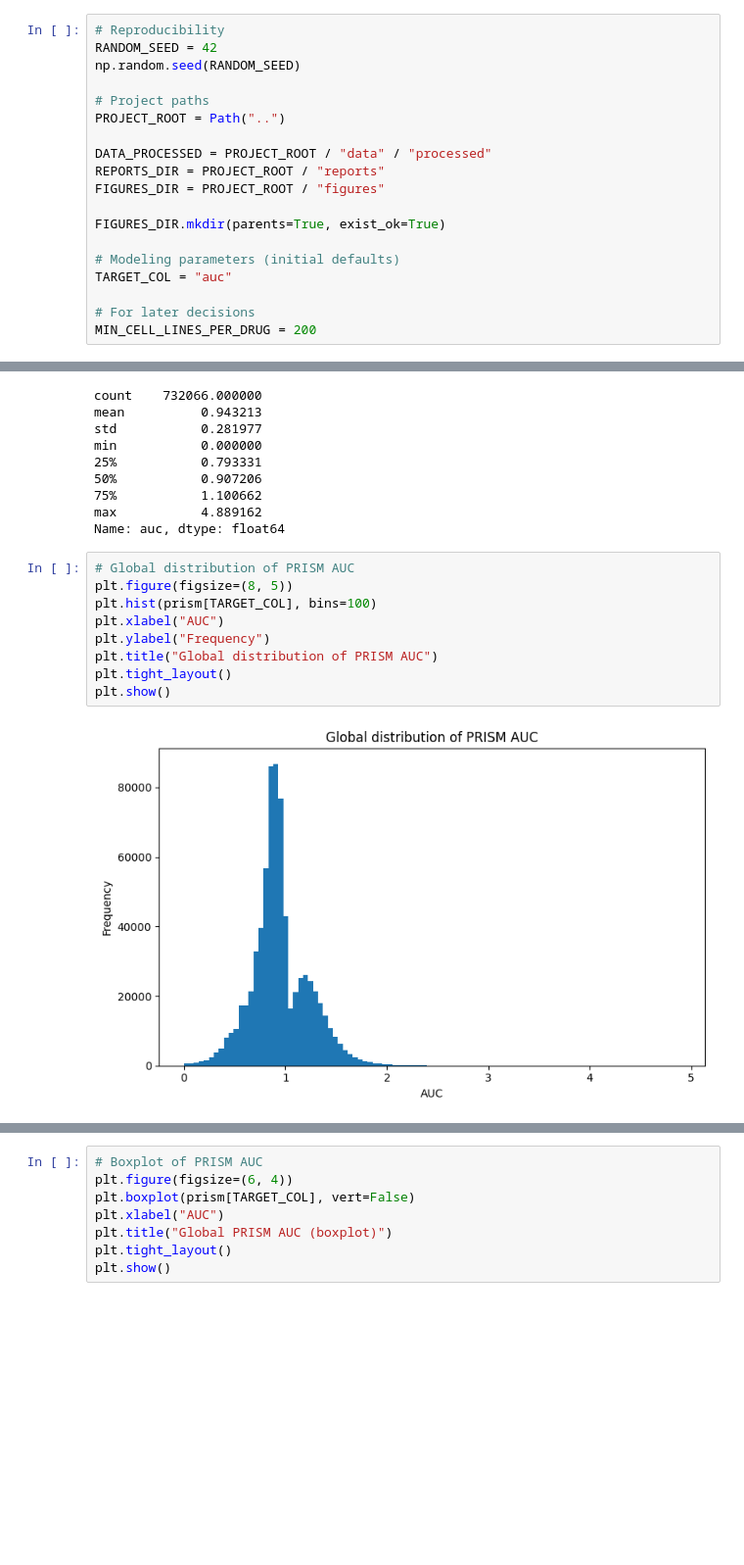
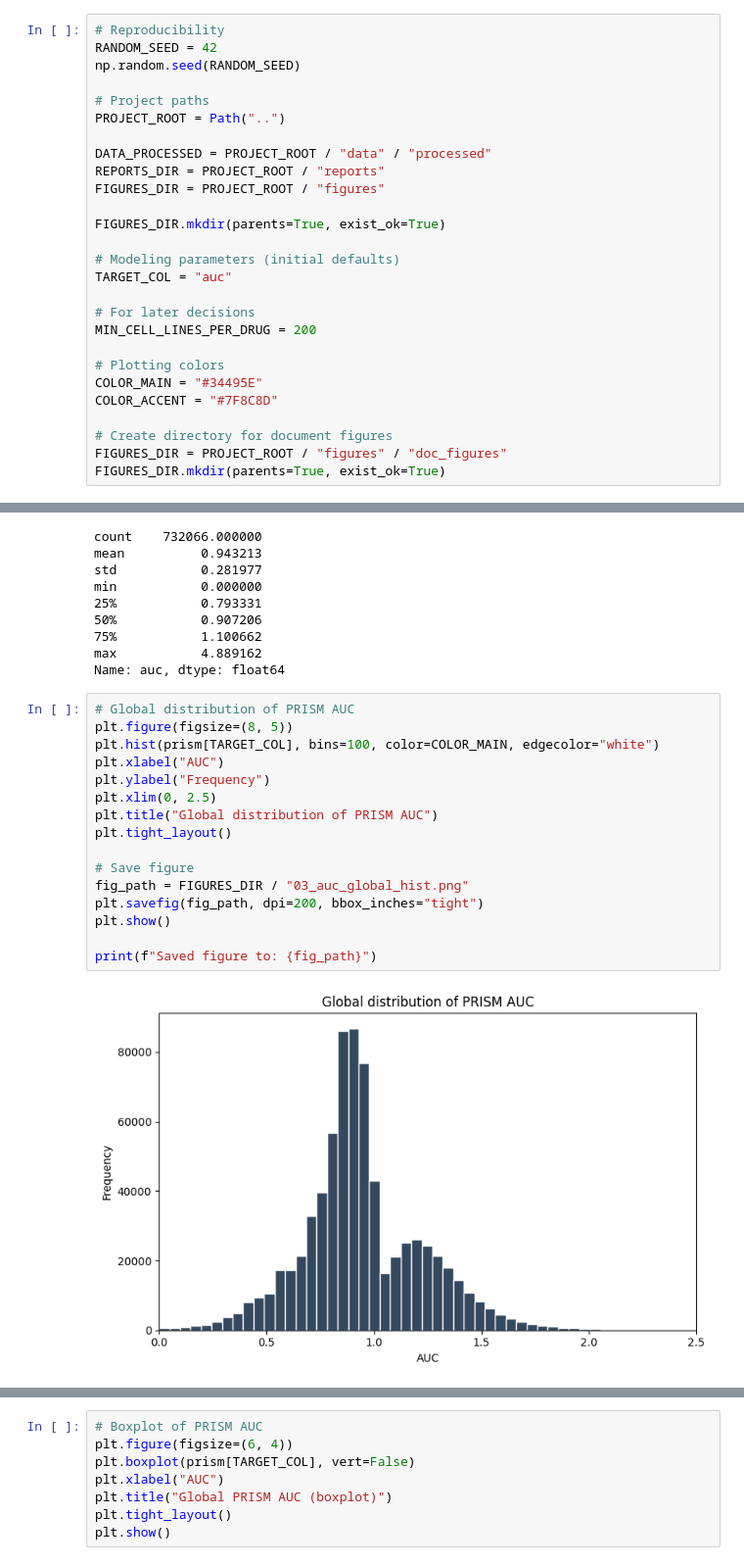
Before and after one commit to paulairazoqui/epigenetic-drug-resistance, a Jupyter notebook: notebooks/03_eda_and_target_definition_depmap_prism.ipynb, the cells around one changed output, grey strips where cells are left out. Shown at 98% size. Drawn from its saved outputs; the diff is of its cells as text; blank space fills up the shorter version.

```diff
--- a/notebooks/03_eda_and_target_definition_depmap_prism.ipynb
+++ b/notebooks/03_eda_and_target_definition_depmap_prism.ipynb
@@ -70,6 +70,14 @@ TARGET_COL = "auc"
 
 # For later decisions
 MIN_CELL_LINES_PER_DRUG = 200
+
+# Plotting colors
+COLOR_MAIN = "#34495E"
+COLOR_ACCENT = "#7F8C8D"
+
+# Create directory for document figures
+FIGURES_DIR = PROJECT_ROOT / "figures" / "doc_figures"
+FIGURES_DIR.mkdir(parents=True, exist_ok=True)
 # %% [markdown]
 ## Load processed datasets (from Notebook 02)
 # %%
@@ -121,11 +129,18 @@ Name: auc, dtype: float64
 # %%
 # Global distribution of PRISM AUC
 plt.figure(figsize=(8, 5))
-plt.hist(prism[TARGET_COL], bins=100)
+plt.hist(prism[TARGET_COL], bins=100, color=COLOR_MAIN, edgecolor="white")
 plt.xlabel("AUC")
 plt.ylabel("Frequency")
+plt.xlim(0, 2.5)
 plt.title("Global distribution of PRISM AUC")
 plt.tight_layout()
+
+# Save figure
+fig_path = FIGURES_DIR / "03_auc_global_hist.png"
+plt.savefig(fig_path, dpi=200, bbox_inches="tight")
 plt.show()
+
+print(f"Saved figure to: {fig_path}")
 # %% [output]
-[figure, old version]
+[figure, new version]
```
Also changed, not shown: parts of 3 cells of this notebook, 4 other files.
